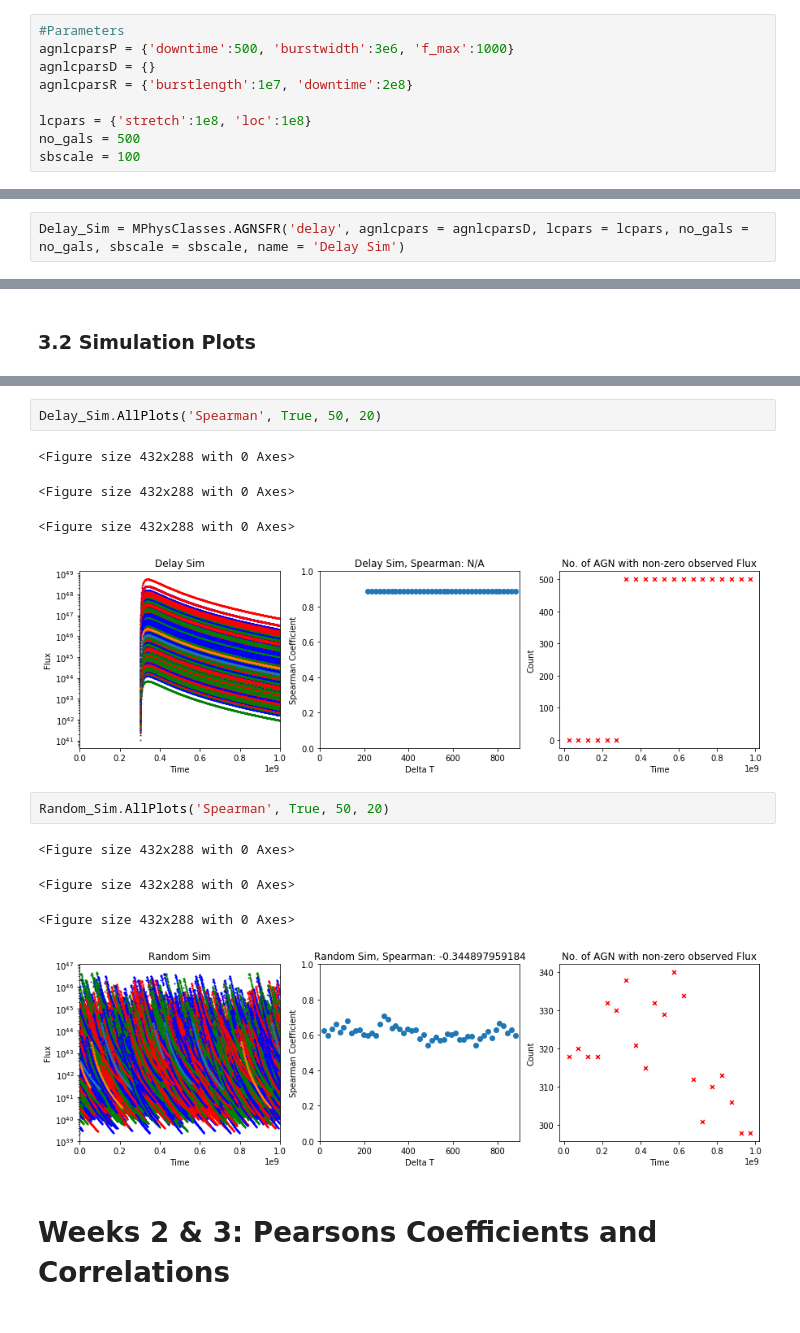
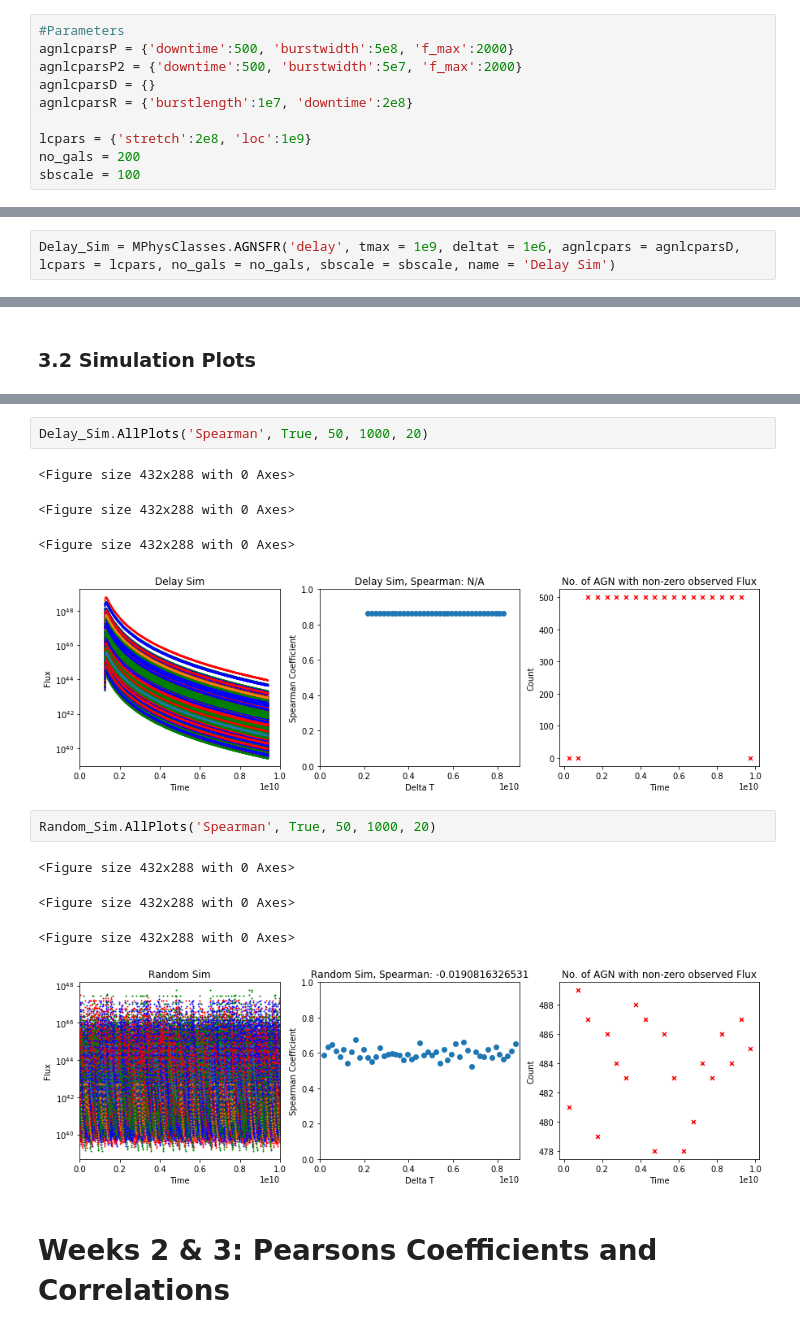
Before and after one commit to jr832jtr/MPhys-Project, a Jupyter notebook: MPhys.ipynb, the cells around one changed output, grey strips where cells are left out. Cells and saved outputs as stored; diff of their text form.

```diff
--- a/MPhys.ipynb
+++ b/MPhys.ipynb
@@ -68,11 +68,12 @@ scs.pearsonr(f, f3)
 ## 3. Simulating Populations of Galaxies with AGN Activity
 # %%
 #Parameters
-agnlcparsP = {'downtime':500, 'burstwidth':3e6, 'f_max':1000}
+agnlcparsP = {'downtime':500, 'burstwidth':5e8, 'f_max':2000}
+agnlcparsP2 = {'downtime':500, 'burstwidth':5e7, 'f_max':2000}
 agnlcparsD = {}
 agnlcparsR = {'burstlength':1e7, 'downtime':2e8}
 
-lcpars = {'stretch':1e8, 'loc':1e8}
-no_gals = 500
+lcpars = {'stretch':2e8, 'loc':1e9}
+no_gals = 200
 sbscale = 100
 # %%
@@ -88,5 +99,5 @@ Truncating AGN lightcurves.....
 # %%
-Delay_Sim = MPhysClasses.AGNSFR('delay', agnlcpars = agnlcparsD, lcpars = lcpars, no_gals = no_gals, sbscale = sbscale, name = 'Delay Sim')
+Delay_Sim = MPhysClasses.AGNSFR('delay', tmax = 1e9, deltat = 1e6, agnlcpars = agnlcparsD, lcpars = lcpars, no_gals = no_gals, sbscale = sbscale, name = 'Delay Sim')
 # %% [output]
 Drawing galaxy sample.....
 Getting Main Sequence calibration....
@@ -131,17 +174,17 @@ Prob_Sim.TimeAverage()
 # %%
-Delay_Sim.AllPlots('Spearman', True, 50, 20)
+Delay_Sim.AllPlots('Spearman', True, 50, 1000, 20)
 # %% [output]
 <Figure size 432x288 with 0 Axes>
 <Figure size 432x288 with 0 Axes>
 <Figure size 432x288 with 0 Axes>
-[figure, old version]
+[figure, new version]
 # %%
-Random_Sim.AllPlots('Spearman', True, 50, 20)
+Random_Sim.AllPlots('Spearman', True, 50, 1000, 20)
 # %% [output]
 <Figure size 432x288 with 0 Axes>
 <Figure size 432x288 with 0 Axes>
 <Figure size 432x288 with 0 Axes>
-[figure, old version]
+[figure, new version]
 # %% [markdown]
 # Weeks 2 & 3: Pearsons Coefficients and Correlations
 # %% [markdown]
```
Also changed, not shown: parts of 21 cells of this notebook.
